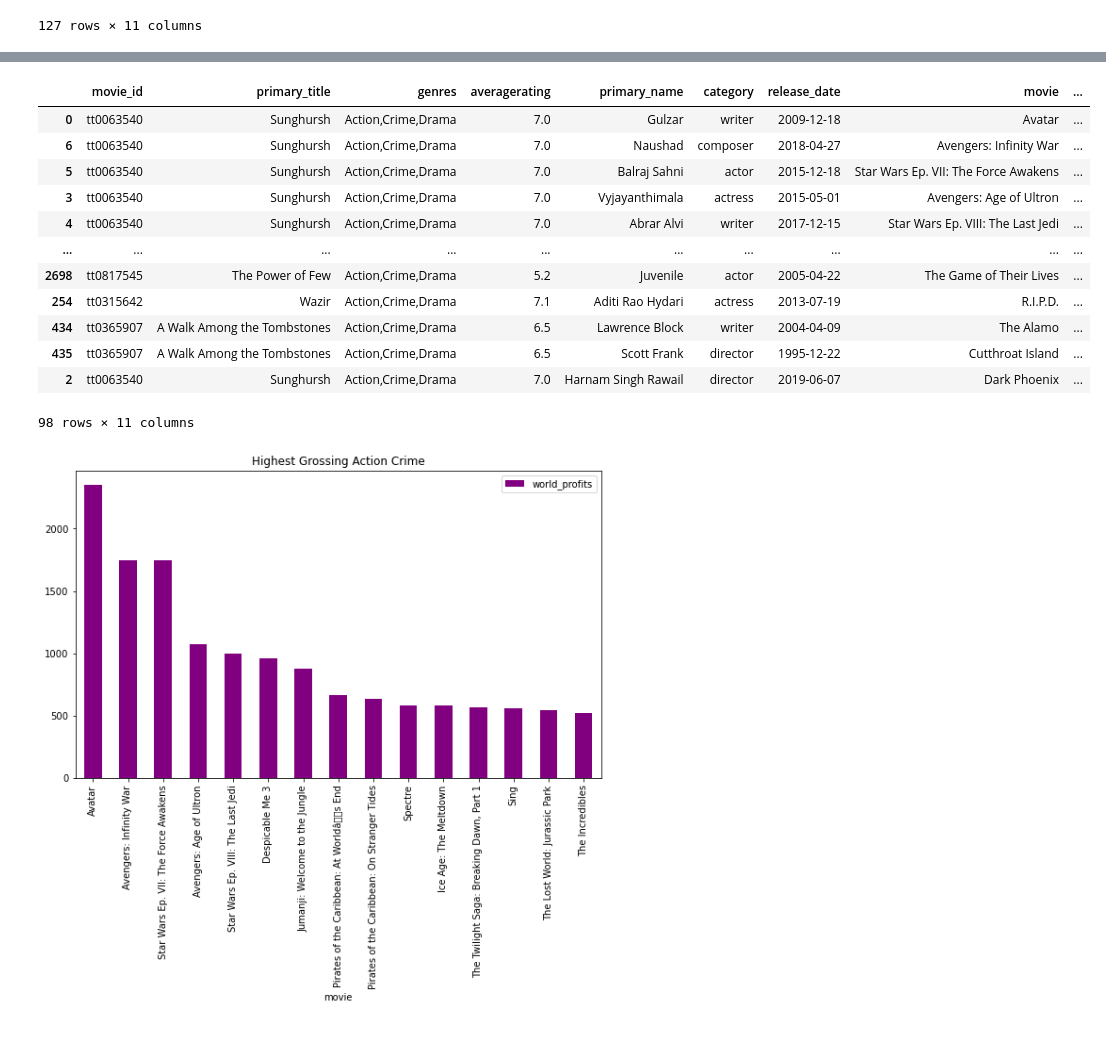
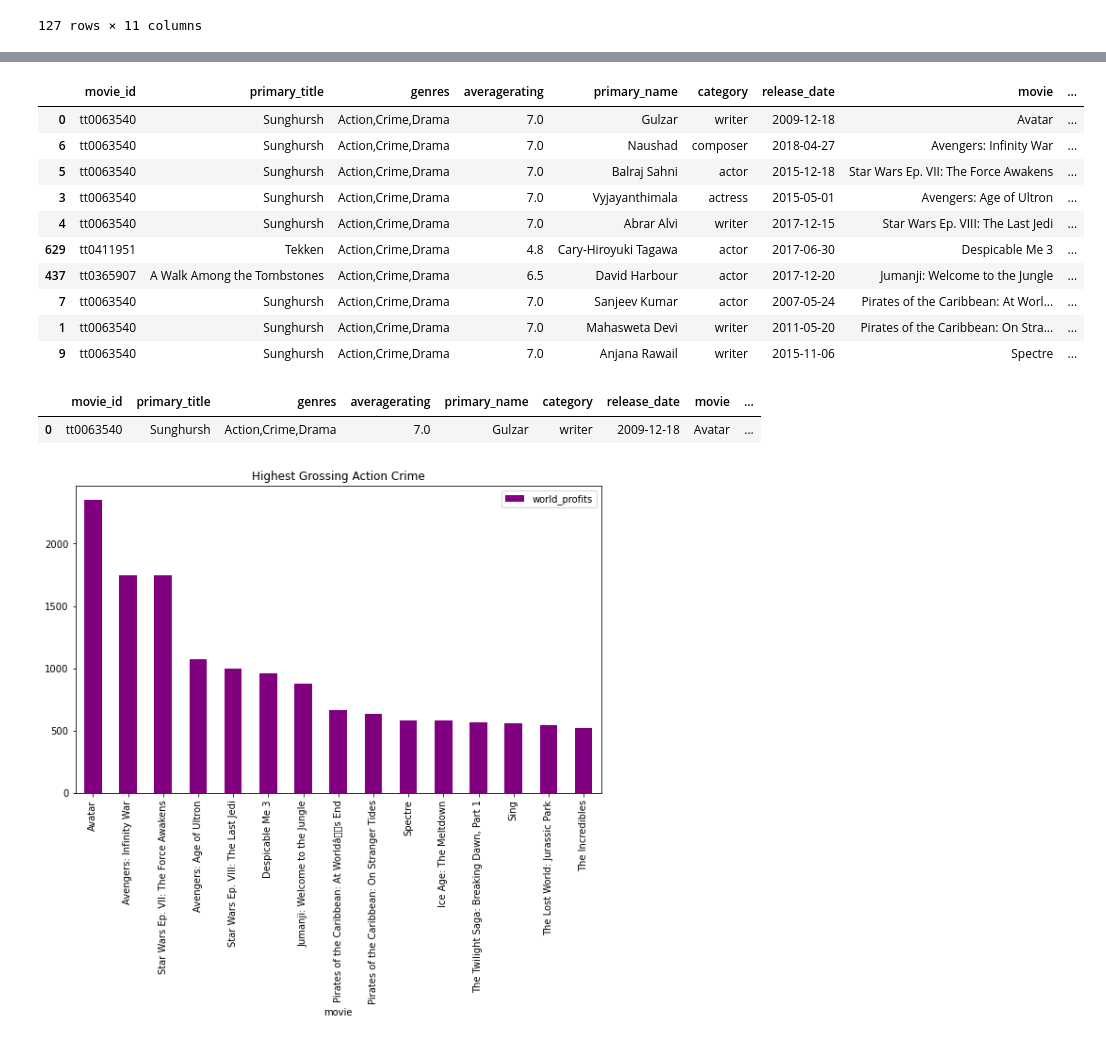
Before and after one commit to Opiyow/Project-v1, a Jupyter notebook: Marjorie Opiyo dsc_phase1_project.ipynb, the cells around one changed output, grey strips where cells are left out. Drawn from its saved outputs; the diff is of its cells as text; code cells hidden in the pictures.

```diff
--- a/Marjorie Opiyo dsc_phase1_project.ipynb
+++ b/Marjorie Opiyo dsc_phase1_project.ipynb
@@ -640,7 +640,7 @@ joined_df.describe()
 # grouped_df = joined_df.groupby(['movie','genres','world_profits']).mean().sort_values(by = 'world_profits', ascending = False)
 # grouped_df
 # %%
-joined_df = joined_df.drop(columns = ['person_id', 'dom_gross_mil', 'world_gross_mil'])
+joined_df = joined_df.drop(columns = ['person_id', 'dom_gross_mil', 'world_gross_mil']).sort_values(by= 'world_profits', ascending =False)
 joined_df
 # %% [output]
 |  | movie_id | primary_title | genres | averagerating | primary_name | category | release_date | movie | ... |
@@ -766,18 +803,21 @@ adv_ani_com
 # %%
-act_com_drama = joined_df[joined_df['genres'] == 'Action,Crime,Drama'].sort_values(by ='world_profits', ascending = False)
-act_com_drama
+act_crime_drama = joined_df[joined_df['genres'] == 'Action,Crime,Drama'].sort_values(by ='world_profits', ascending = False)
+act_crime_drama.head(10)
 # %% [output]
 |  | movie_id | primary_title | genres | averagerating | primary_name | category | release_date | movie | ... |
 | 0 | tt0063540 | Sunghursh | Action,Crime,Drama | 7.0 | Gulzar | writer | 2009-12-18 | Avatar | ... |
 | 6 | tt0063540 | Sunghursh | Action,Crime,Drama | 7.0 | Naushad | composer | 2018-04-27 | Avengers: Infinity War | ... |
 | 5 | tt0063540 | Sunghursh | Action,Crime,Drama | 7.0 | Balraj Sahni | actor | 2015-12-18 | Star Wars Ep. VII: The Force Awakens | ... |
 | 3 | tt0063540 | Sunghursh | Action,Crime,Drama | 7.0 | Vyjayanthimala | actress | 2015-05-01 | Avengers: Age of Ultron | ... |
 | 4 | tt0063540 | Sunghursh | Action,Crime,Drama | 7.0 | Abrar Alvi | writer | 2017-12-15 | Star Wars Ep. VIII: The Last Jedi | ... |
-| ... | ... | ... | ... | ... | ... | ... | ... | ... | ... |
-| 2698 | tt0817545 | The Power of Few | Action,Crime,Drama | 5.2 | Juvenile | actor | 2005-04-22 | The Game of Their Lives | ... |
-| 254 | tt0315642 | Wazir | Action,Crime,Drama | 7.1 | Aditi Rao Hydari | actress | 2013-07-19 | R.I.P.D. | ... |
-| 434 | tt0365907 | A Walk Among the Tombstones | Action,Crime,Drama | 6.5 | Lawrence Block | writer | 2004-04-09 | The Alamo | ... |
-| 435 | tt0365907 | A Walk Among the Tombstones | Action,Crime,Drama | 6.5 | Scott Frank | director | 1995-12-22 | Cutthroat Island | ... |
-| 2 | tt0063540 | Sunghursh | Action,Crime,Drama | 7.0 | Harnam Singh Rawail | director | 2019-06-07 | Dark Phoenix | ... |
+| 629 | tt0411951 | Tekken | Action,Crime,Drama | 4.8 | Cary-Hiroyuki Tagawa | actor | 2017-06-30 | Despicable Me 3 | ... |
+| 437 | tt0365907 | A Walk Among the Tombstones | Action,Crime,Drama | 6.5 | David Harbour | actor | 2017-12-20 | Jumanji: Welcome to the Jungle | ... |
+| 7 | tt0063540 | Sunghursh | Action,Crime,Drama | 7.0 | Sanjeev Kumar | actor | 2007-05-24 | Pirates of the Caribbean: At Worl... | ... |
+| 1 | tt0063540 | Sunghursh | Action,Crime,Drama | 7.0 | Mahasweta Devi | writer | 2011-05-20 | Pirates of the Caribbean: On Stra... | ... |
+| 9 | tt0063540 | Sunghursh | Action,Crime,Drama | 7.0 | Anjana Rawail | writer | 2015-11-06 | Spectre | ... |
-98 rows × 11 columns
+# %%
+act_crime_drama[act_crime_drama['movie'] == 'Avatar']
+# %% [output]
+|  | movie_id | primary_title | genres | averagerating | primary_name | category | release_date | movie | ... |
+| 0 | tt0063540 | Sunghursh | Action,Crime,Drama | 7.0 | Gulzar | writer | 2009-12-18 | Avatar | ... |
 # %%
```
Also changed, not shown: parts of 23 cells of this notebook.
